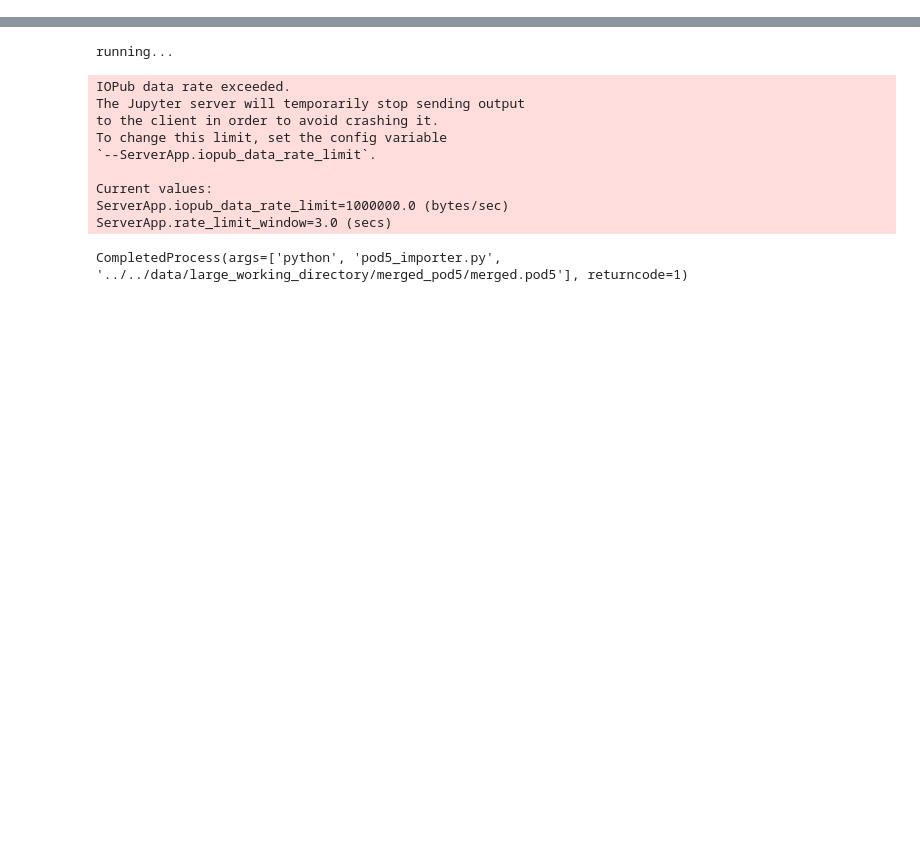
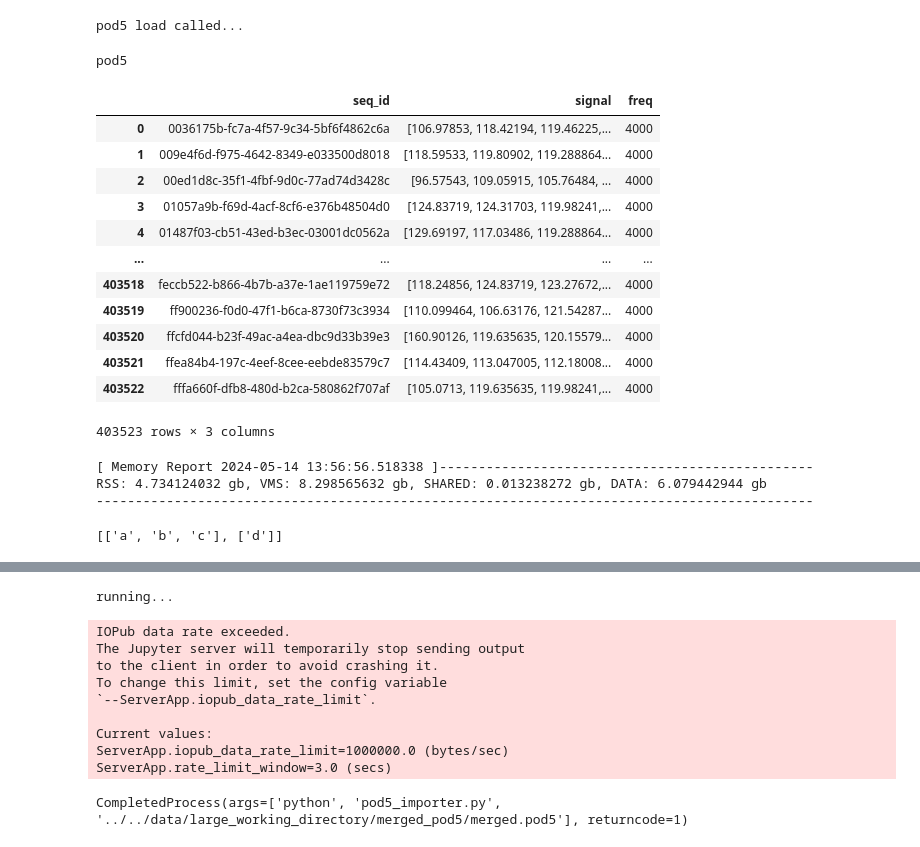
Before and after one commit to Marchand-Lab-Capstone/XenoFind, a Jupyter notebook: lib/xf_prelims/memory_leak_workbench.ipynb, the cells around one changed output, grey strips where cells are left out. Saved outputs shown, nothing was run; the diff lists cells and outputs as text; code cells hidden in the pictures; blank space fills up the shorter version.

```diff
--- a/lib/xf_prelims/memory_leak_workbench.ipynb
+++ b/lib/xf_prelims/memory_leak_workbench.ipynb
@@ -15,2 +15,42 @@ import os
 #tracemalloc.start()
 import psutil
+# %%
+pod5_str = "../../data/large_working_directory/merged_pod5/merged.pod5"
+p5i.load_pod5_data(pod5_str)
+# %% [output]
+pod5 load called...
+# %%
+pod5_str = "../../data/large_working_directory/merged_pod5/merged.pod5"
+bam_str = "../../data/large_working_directory/rough_consensus_output/large_align.bam"
+fasta_str = "../../data/reads_large/230725_PZ_lib_v4_r10/fasta/good.fa"
+
+loading_pool = multiprocessing.Pool(processes=4)
+merged_data = loading_pool.starmap(mc.merge_bam_reads_by_id, [(loading_pool.map(mc.load_pod5_data, [pod5_str])[0],
+                                                               loading_pool.map(mc.load_in_data, [bam_str])[0],
+                                                               loading_pool.map(mc.consensus_formatter, [fasta_str])[0])])
+loading_pool.close()
+loading_pool.join()
+# %% [output]
+pod5
+# %%
+pod5_data[0]
+# %% [output]
+|  | seq_id | signal | freq |
+| 0 | 0036175b-fc7a-4f57-9c34-5bf6f4862c6a | [106.97853, 118.42194, 119.46225,... | 4000 |
+| 1 | 009e4f6d-f975-4642-8349-e033500d8018 | [118.59533, 119.80902, 119.288864... | 4000 |
+| 2 | 00ed1d8c-35f1-4fbf-9d0c-77ad74d3428c | [96.57543, 109.05915, 105.76484, ... | 4000 |
+| 3 | 01057a9b-f69d-4acf-8cf6-e376b48504d0 | [124.83719, 124.31703, 119.98241,... | 4000 |
+| 4 | 01487f03-cb51-43ed-b3ec-03001dc0562a | [129.69197, 117.03486, 119.288864... | 4000 |
+| ... | ... | ... | ... |
+| 403518 | feccb522-b866-4b7b-a37e-1ae119759e72 | [118.24856, 124.83719, 123.27672,... | 4000 |
+| 403519 | ff900236-f0d0-47f1-b6ca-8730f73c3934 | [110.099464, 106.63176, 121.54287... | 4000 |
+| 403520 | ffcfd044-b23f-49ac-a4ea-dbc9d33b39e3 | [160.90126, 119.635635, 120.15579... | 4000 |
+| 403521 | ffea84b4-197c-4eef-8cee-eebde83579c7 | [114.43409, 113.047005, 112.18008... | 4000 |
+| 403522 | fffa660f-dfb8-480d-b2ca-580862f707af | [105.0713, 119.635635, 119.98241,... | 4000 |
+403523 rows × 3 columns
+# %%
+memory_report()
+# %% [output]
+[ Memory Report 2024-05-14 13:56:56.518338 ]------------------------------------------------
+RSS: 4.734124032 gb, VMS: 8.298565632 gb, SHARED: 0.013238272 gb, DATA: 6.079442944 gb
+--------------------------------------------------------------------------------------------
@@ -16,0 +63,4 @@ import psutil
+# %%
+batched
+# %% [output]
+[['a', 'b', 'c'], ['d']]
```
Also changed, not shown: parts of 12 cells of this notebook, 2 other files.
